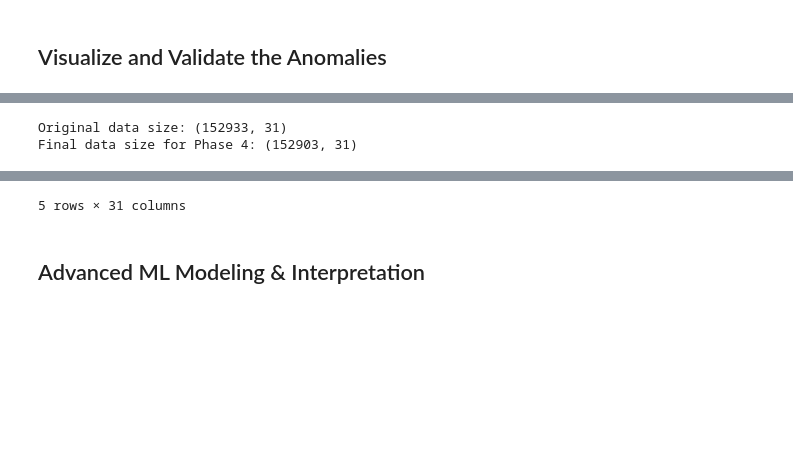
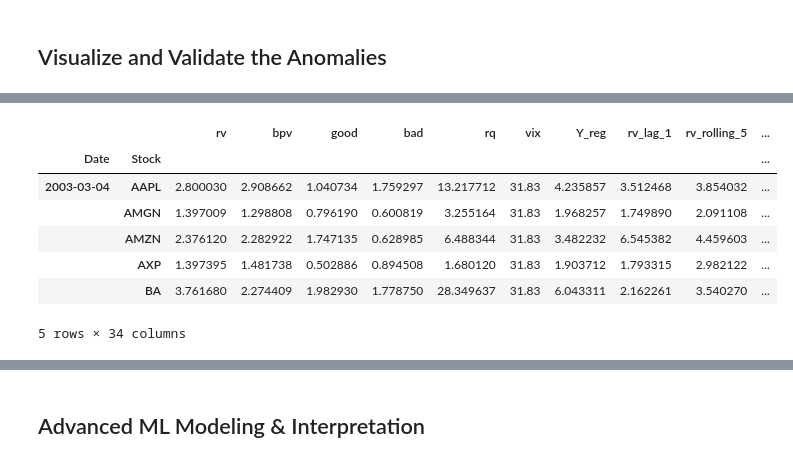
Before and after one commit to samfan-27/MLProject, a Jupyter notebook: notebooks/03_model_building.ipynb, the cells around one changed output, grey strips where cells are left out. Drawn from its saved outputs; the diff is of its cells as text; code cells hidden in the pictures; blank space fills up the shorter version.

```diff
--- a/notebooks/03_model_building.ipynb
+++ b/notebooks/03_model_building.ipynb
@@ -289,21 +288,85 @@ Anomalies found for AAPL: 422
 # %%
+df = df.reset_index()
+
 df['Y_class'] = df.groupby('Stock')['is_abnormal'].shift(-1)
+
+df['jump_share'] = (df['rv'] - df['bpv']) / (df['rv'] + 1e-6)
+df['jump_share'] = df['jump_share'].clip(lower=0)
+df['jump_share_rolling_5'] = (
+    df.groupby('Stock')['jump_share']
+      .rolling(5).mean()
+      .reset_index(level=0, drop=True)
+)
+
+df['downside_share'] = df['bad'] / (df['good'] + df['bad'] + 1e-6)
+
+df['kurtosis_proxy'] = df['rq'] / ((df['rv'] + 1e-6) ** 2)
+
+df['vol_of_vol_10'] = (
+    df.groupby('Stock')['rv']
+      .rolling(window=10).std()
+      .reset_index(level=0, drop=True)
+)
+
+df['vol_of_vol_5'] = (
+    df.groupby('Stock')['rv']
+      .rolling(window=5).std()
+      .reset_index(level=0, drop=True)
+)
+
+df['vix_zscore_22'] = (
+    df['vix'] -
+    df.groupby('Stock')['vix'].rolling(22).mean().reset_index(level=0, drop=True)
+) / (
+    df.groupby('Stock')['vix'].rolling(22).std().reset_index(level=0, drop=True) + 1e-6
+)
 
 df['abnormal_share_10'] = (
     df.groupby('Stock')['is_abnormal']
-      .rolling(window=10, min_periods=1)
+      .rolling(10, min_periods=1)
       .mean()
       .reset_index(level=0, drop=True)
 )
 
+df['abnormal_share_3'] = (
+    df.groupby('Stock')['is_abnormal']
+      .rolling(3, min_periods=1)
+      .mean()
+      .reset_index(level=0, drop=True)
+)
+
+abn10 = (
+    df.groupby('Stock')['is_abnormal']
+      .rolling(10)
+      .mean()
+      .reset_index(level=0, drop=True)
+)
+
+df['abnormal_slope_10'] = abn10.groupby(df['Stock']).diff()
+
+def rolling_cluster_count(series, window=20):
+    rolled = series.rolling(window)
+    return rolled.apply(lambda x: ((x > 0).astype(int).diff().abs().sum() + (x.iloc[0] > 0)) // 2)
+
+df['abnormal_cluster_20'] = (
+    df.groupby('Stock')['is_abnormal']
+      .apply(lambda s: rolling_cluster_count(s, 20))
+      .reset_index(level=0, drop=True)
+)
+
+df = df.set_index(['Date', 'Stock'])
+
 df_model_ready_phase4 = df.dropna()
-
-print(f"Original data size: {df.shape}")
-print(f"Final data size for Phase 4: {df_model_ready_phase4.shape}")
 
 output_path = os.path.join("..", "data", "panel_data_phase4_ready.parquet")
 df_model_ready_phase4.to_parquet(output_path)
 display(df_model_ready_phase4.head())
 # %% [output]
+|  |  | rv | bpv | good | bad | rq | vix | Y_reg | rv_lag_1 | rv_rolling_5 | ... |
+| Date | Stock |  |  |  |  |  |  |  |  |  | ... |
+| 2003-03-04 | AAPL | 2.800030 | 2.908662 | 1.040734 | 1.759297 | 13.217712 | 31.83 | 4.235857 | 3.512468 | 3.854032 | ... |
+|  | AMGN | 1.397009 | 1.298808 | 0.796190 | 0.600819 | 3.255164 | 31.83 | 1.968257 | 1.749890 | 2.091108 | ... |
+|  | AMZN | 2.376120 | 2.282922 | 1.747135 | 0.628985 | 6.488344 | 31.83 | 3.482232 | 6.545382 | 4.459603 | ... |
+|  | AXP | 1.397395 | 1.481738 | 0.502886 | 0.894508 | 1.680120 | 31.83 | 1.903712 | 1.793315 | 2.982122 | ... |
+|  | BA | 3.761680 | 2.274409 | 1.982930 | 1.778750 | 28.349637 | 31.83 | 6.043311 | 2.162261 | 3.540270 | ... |
-Original data size: (152933, 31)
-Final data size for Phase 4: (152903, 31)
+5 rows × 34 columns
@@ -317,4 +373,3 @@ Final data size for Phase 4: (152903, 31)
-5 rows × 31 columns
 # %% [markdown]
 ## Advanced ML Modeling & Interpretation
 # %%
```
Also changed, not shown: parts of 15 cells of this notebook, 4 other files.
